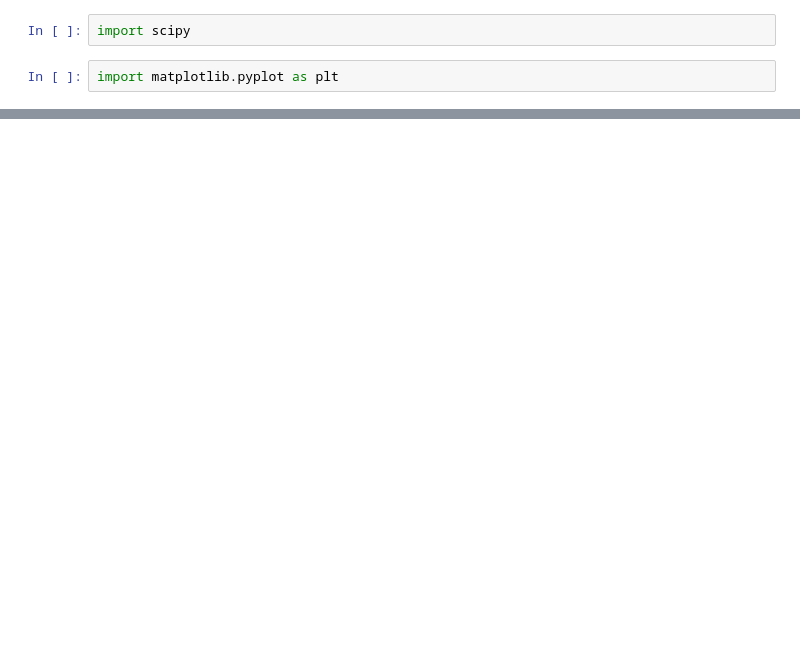
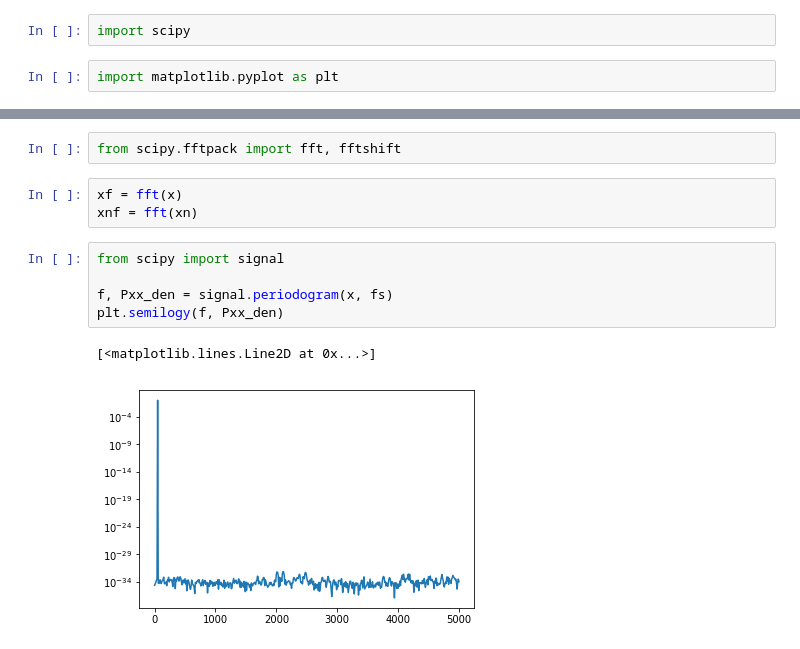
Before and after one commit to SGRGit/gwOsc, a Jupyter notebook: CreateSampleSignalProc.ipynb, the cells around one changed output, grey strips where cells are left out. Drawn from its saved outputs; the diff is of its cells as text; blank space fills up the shorter version.

```diff
--- a/CreateSampleSignalProc.ipynb
+++ b/CreateSampleSignalProc.ipynb
@@ -30,0 +34,13 @@ ax3.plot(t, xn, 'g', alpha=0.75)
+# %%
+from scipy.fftpack import fft, fftshift
+# %%
+xf = fft(x)
+xnf = fft(xn)
+# %%
+from scipy import signal
+
+f, Pxx_den = signal.periodogram(x, fs)
+plt.semilogy(f, Pxx_den)
+# %% [output]
+[<matplotlib.lines.Line2D at 0x...>]
+[figure, added]
```
Also changed, not shown: parts of 3 cells of this notebook.
